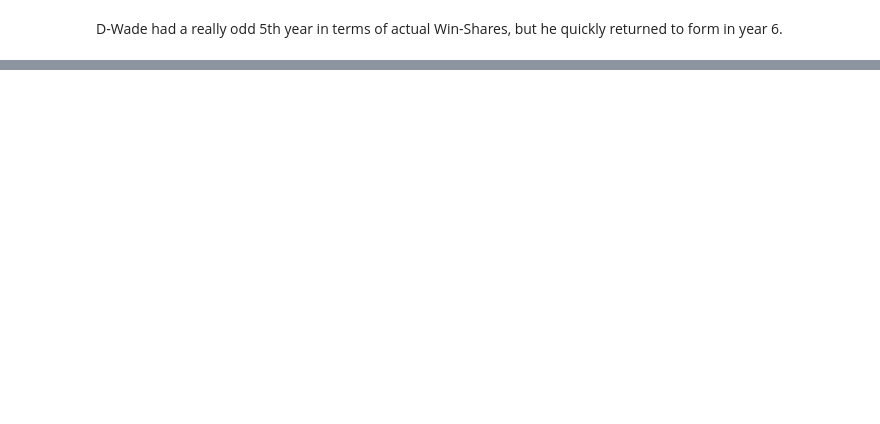
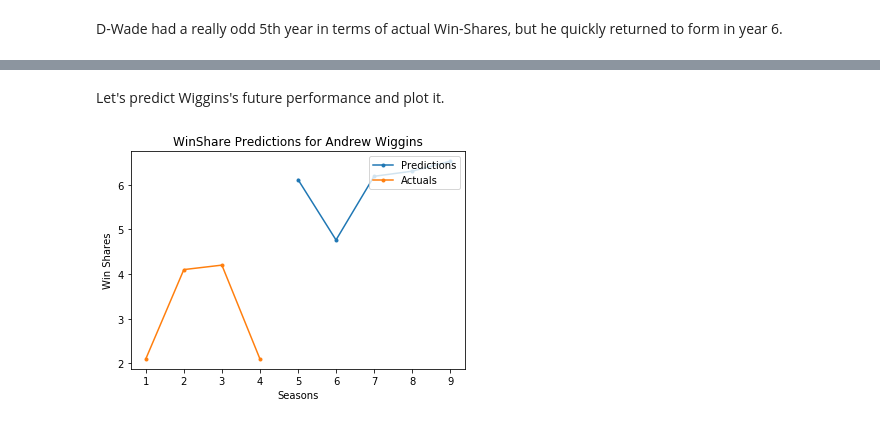
Before and after one commit to KirkAVoss/kv-capstone, a Jupyter notebook: NBAwinshare/Example_Usage_of_Seasonal_Regressor.ipynb, the cells around one changed output, grey strips where cells are left out. Drawn from its saved outputs; the diff is of its cells as text; code cells hidden in the pictures; blank space fills up the shorter version.

```diff
--- a/NBAwinshare/Example_Usage_of_Seasonal_Regressor.ipynb
+++ b/NBAwinshare/Example_Usage_of_Seasonal_Regressor.ipynb
@@ -185,0 +210,10 @@ sr.plot_player_arc(fullstats, 'Vitaly Potapenko', pred_dict)
+# %%
+singleplayerframe = sr.get_single_player_first_x_full_years(fullstats,'Andrew Wiggins')
+# %% [markdown]
+Let's predict Wiggins's future performance and plot it.
+# %%
+pred_dict = sr.predict(singleplayerframe)
+# %%
+sr.plot_player_arc(fullstats,'Andrew Wiggins',pred_dict)
+# %% [output]
+[figure, added]
```
Also changed, not shown: parts of 54 cells of this notebook, 1 other file.
